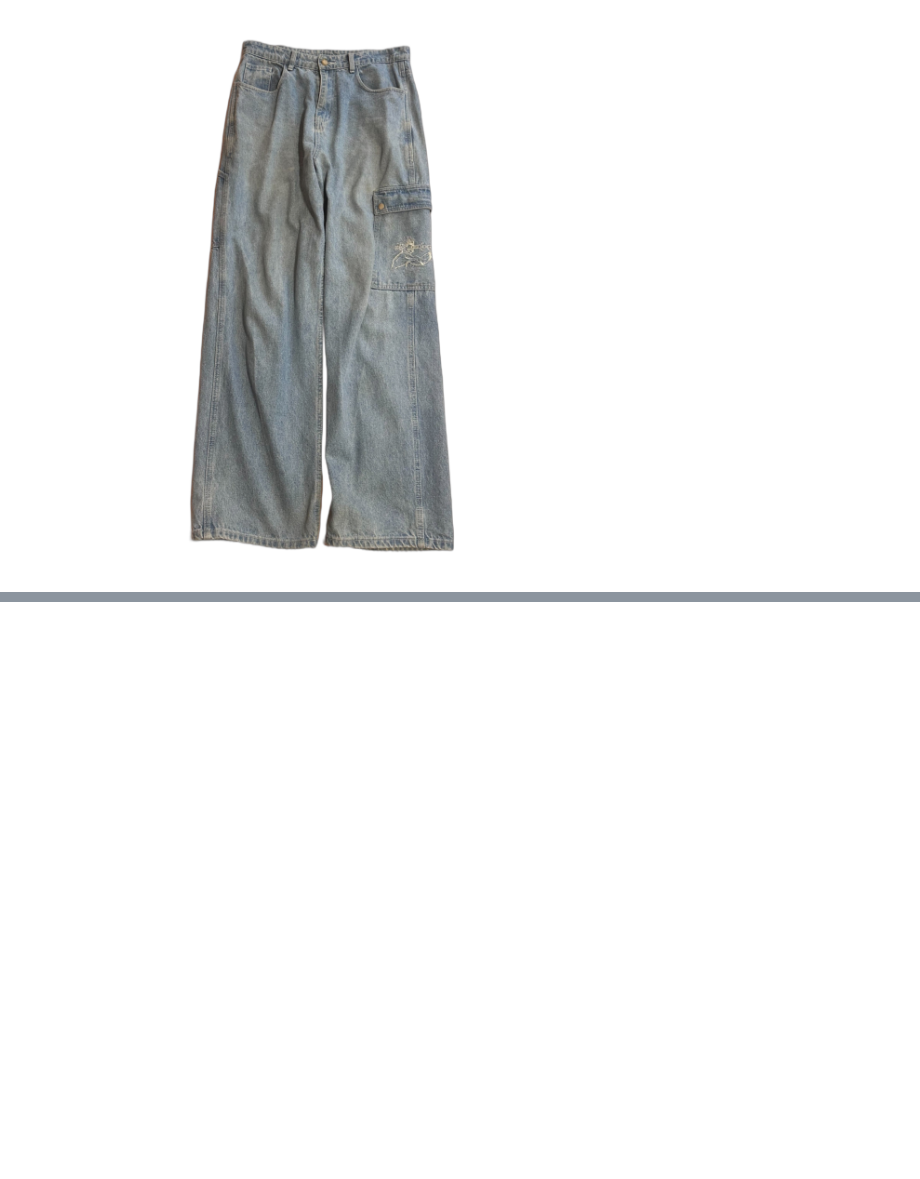
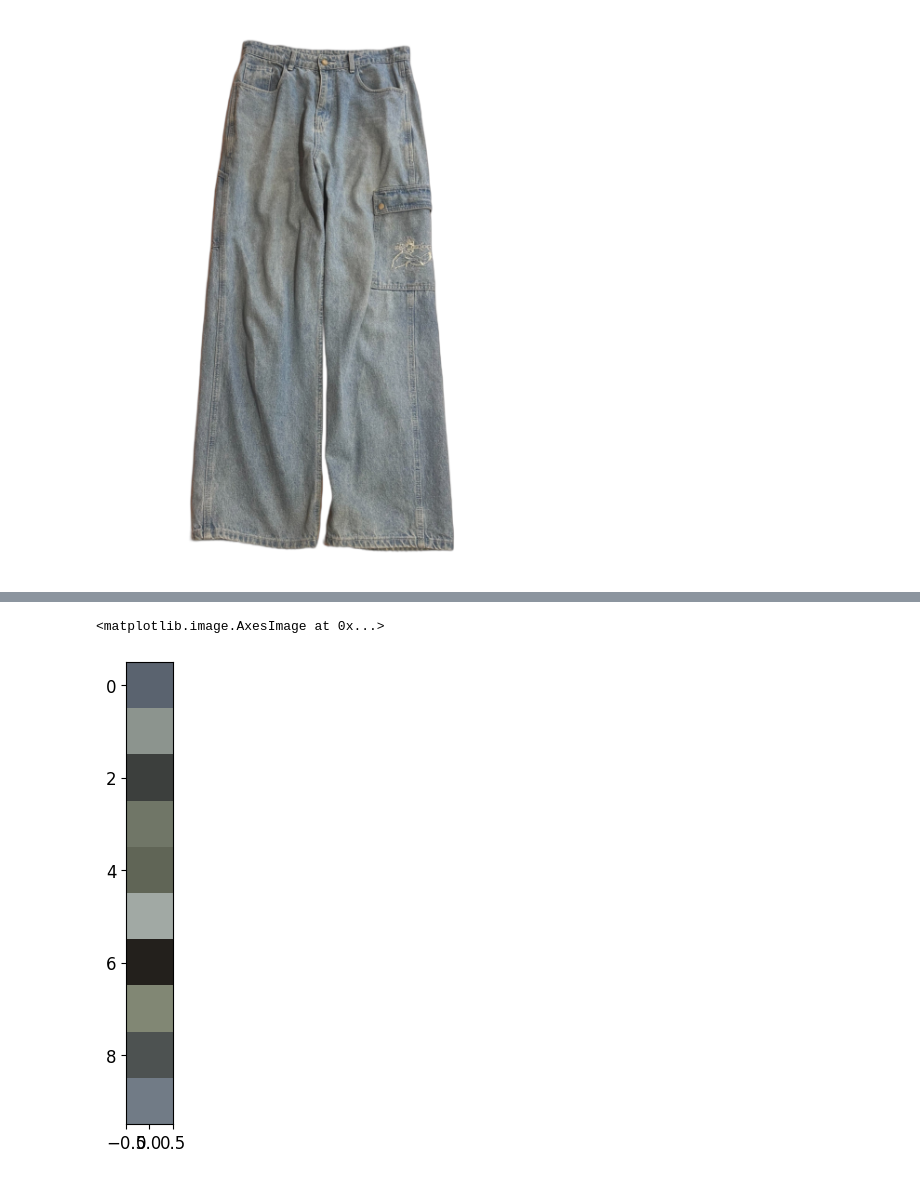
Before and after one commit to danielc088/threaded, a Jupyter notebook: notebooks/dev_notebook.ipynb, the cells around one changed output, grey strips where cells are left out. Saved outputs shown, nothing was run; the diff lists cells and outputs as text; code cells hidden in the pictures; blank space fills up the shorter version.

```diff
--- a/notebooks/dev_notebook.ipynb
+++ b/notebooks/dev_notebook.ipynb
@@ -133,0 +148,10 @@ plt.show()
+# %%
+color_tbl = pd.DataFrame(
+    shirt.reshape(-1, 4),
+    columns = ["red", "green", "blue", "alpha"]
+    )
+color_tbl = color_tbl[color_tbl['alpha'] > 0.1]
+color_tbl = color_tbl.drop('alpha', axis=1)
+# %%
+km = KMeans(n_clusters=10)
+km.fit(color_tbl)
@@ -133,0 +173,5 @@ plt.show()
+# %%
+plt.imshow(km.cluster_centers_.reshape(10,1,3))
+# %% [output]
+<matplotlib.image.AxesImage at 0x...>
+[figure, added]
```
Also changed, not shown: parts of 8 cells of this notebook, 33 other files.
